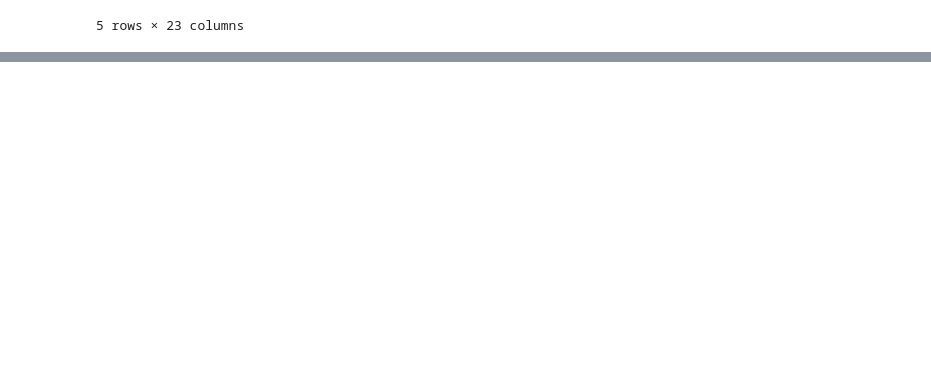
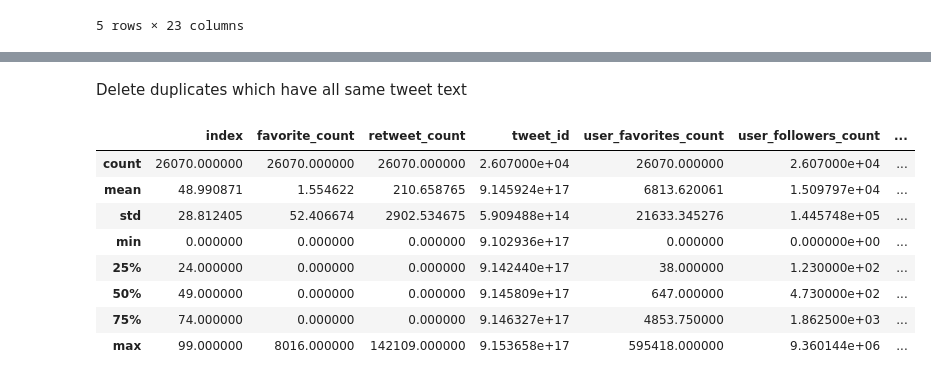
Before and after one commit to dmpe/random, a Jupyter notebook: SAWI_2_read_from_other_python_file.ipynb, the cells around one changed output, grey strips where cells are left out. Drawn from its saved outputs; the diff is of its cells as text; code cells hidden in the pictures; blank space fills up the shorter version.

```diff
--- a/SAWI_2_read_from_other_python_file.ipynb
+++ b/SAWI_2_read_from_other_python_file.ipynb
@@ -107,0 +111,16 @@ dtype: int64
+# %% [markdown]
+Delete duplicates which have all same tweet text
+# %%
+dfd = dfs.drop_duplicates(subset = 'text', inplace=False)
+# %%
+dfd.describe()
+# %% [output]
+|  | index | favorite_count | retweet_count | tweet_id | user_favorites_count | user_followers_count | ... |
+| count | 26070.000000 | 26070.000000 | 26070.000000 | 2.607000e+04 | 26070.000000 | 2.607000e+04 | ... |
+| mean | 48.990871 | 1.554622 | 210.658765 | 9.145924e+17 | 6813.620061 | 1.509797e+04 | ... |
+| std | 28.812405 | 52.406674 | 2902.534675 | 5.909488e+14 | 21633.345276 | 1.445748e+05 | ... |
+| min | 0.000000 | 0.000000 | 0.000000 | 9.102936e+17 | 0.000000 | 0.000000e+00 | ... |
+| 25% | 24.000000 | 0.000000 | 0.000000 | 9.142440e+17 | 38.000000 | 1.230000e+02 | ... |
+| 50% | 49.000000 | 0.000000 | 0.000000 | 9.145809e+17 | 647.000000 | 4.730000e+02 | ... |
+| 75% | 74.000000 | 0.000000 | 0.000000 | 9.146327e+17 | 4853.750000 | 1.862500e+03 | ... |
+| max | 99.000000 | 8016.000000 | 142109.000000 | 9.153658e+17 | 595418.000000 | 9.360144e+06 | ... |
```
Also changed, not shown: parts of 8 cells of this notebook.
